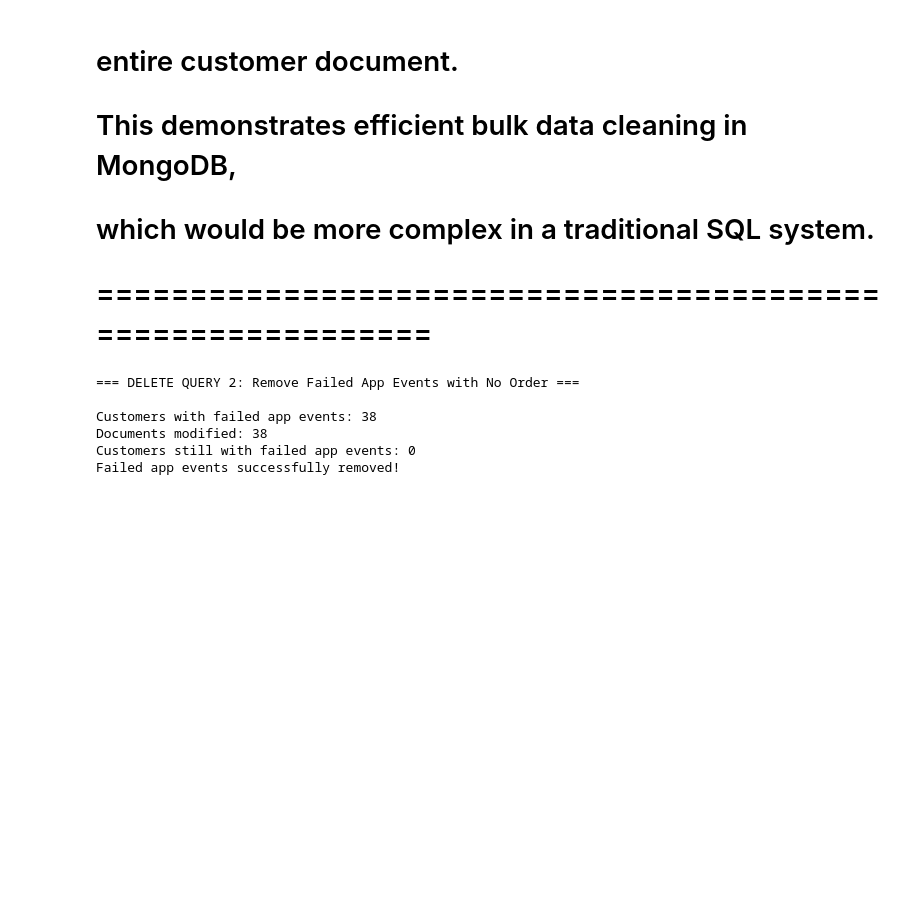
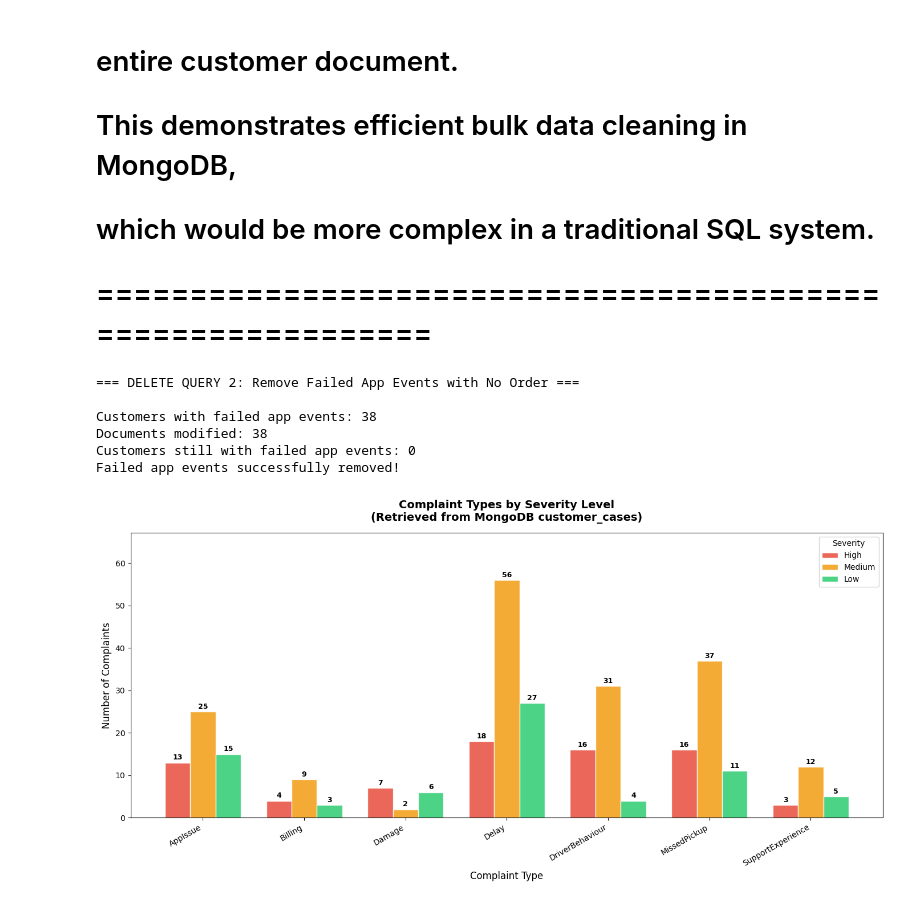
Before and after one commit to diyasonly19/northstar_database, a Jupyter notebook: MongoDB.ipynb, the cells around one changed output. Cells and saved outputs as stored; diff of their text form; code cells hidden in the pictures; blank space fills up the shorter version.

```diff
--- a/MongoDB.ipynb
+++ b/MongoDB.ipynb
@@ -874,3 +874,93 @@ Customers with failed app events: 38
 Documents modified: 38
 Customers still with failed app events: 0
 Failed app events successfully removed!
+# %%
+#MONGODB VISUALISATION 1: BAR CHART
+# Query MongoDB aggregation pipeline to get complaint data
+# Then visualise complaint types broken down by severity
+
+import matplotlib.pyplot as plt
+import matplotlib.patches as mpatches
+import numpy as np
+
+# Aggregation pipeline — get complaint type and severity counts
+pipeline_v1 = [
+    # Unwind complaints array
+    {"$unwind": "$complaints"},
+
+    # Group by complaint type and severity
+    {"$group": {
+        "_id": {
+            "complaint_type": "$complaints.complaint_type",
+            "severity"       : "$complaints.severity"
+        },
+        "count": {"$sum": 1}
+    }},
+
+    # Sort by complaint type
+    {"$sort": {"_id.complaint_type": 1}}
+]
+
+results_v1 = list(db.customer_cases.aggregate(pipeline_v1))
+
+# Organise into dictionary for plotting
+from collections import defaultdict
+data_v1 = defaultdict(lambda: {"High": 0, "Medium": 0, "Low": 0})
+
+for doc in results_v1:
+    ctype    = doc['_id']['complaint_type']
+    severity = doc['_id']['severity']
+    count    = doc['count']
+    data_v1[ctype][severity] = count
+
+# Build arrays for plotting
+complaint_types = sorted(data_v1.keys())
+high_counts   = [data_v1[c]['High']   for c in complaint_types]
+medium_counts = [data_v1[c]['Medium'] for c in complaint_types]
+low_counts    = [data_v1[c]['Low']    for c in complaint_types]
+
+x     = np.arange(len(complaint_types))
+width = 0.25
+
+fig, ax = plt.subplots(figsize=(14, 7))
+
+bars1 = ax.bar(x - width, high_counts,   width,
+               label='High',   color='#e74c3c', alpha=0.85,
+               edgecolor='white')
+bars2 = ax.bar(x,          medium_counts, width,
+               label='Medium', color='#f39c12', alpha=0.85,
+               edgecolor='white')
+bars3 = ax.bar(x + width,  low_counts,    width,
+               label='Low',    color='#2ecc71', alpha=0.85,
+               edgecolor='white')
+
+# Add value labels on each bar
+for bars in [bars1, bars2, bars3]:
+    for bar in bars:
+        height = bar.get_height()
+        if height > 0:
+            ax.text(bar.get_x() + bar.get_width() / 2,
+                    height + 0.3,
+                    str(int(height)),
+                    ha='center', va='bottom',
+                    fontsize=9, fontweight='bold')
+
+ax.set_title(
+    'Complaint Types by Severity Level\n(Retrieved from MongoDB customer_cases)',
+    fontsize=14, fontweight='bold', pad=15
+)
+ax.set_xlabel('Complaint Type',  fontsize=12)
+ax.set_ylabel('Number of Complaints', fontsize=12)
+ax.set_xticks(x)
+ax.set_xticklabels(complaint_types, rotation=30, ha='right', fontsize=10)
+ax.legend(title='Severity', fontsize=10)
+ax.set_ylim(0, max(high_counts + medium_counts + low_counts) * 1.2)
+
+plt.tight_layout()
+plt.show()
+
+print(f"\nData source: MongoDB customer_cases collection")
+print(f"Total documents queried: "
+      f"{db.customer_cases.count_documents({})}")
+# %% [output]
+[figure, added]
```
Also changed, not shown: parts of 5 cells of this notebook.
